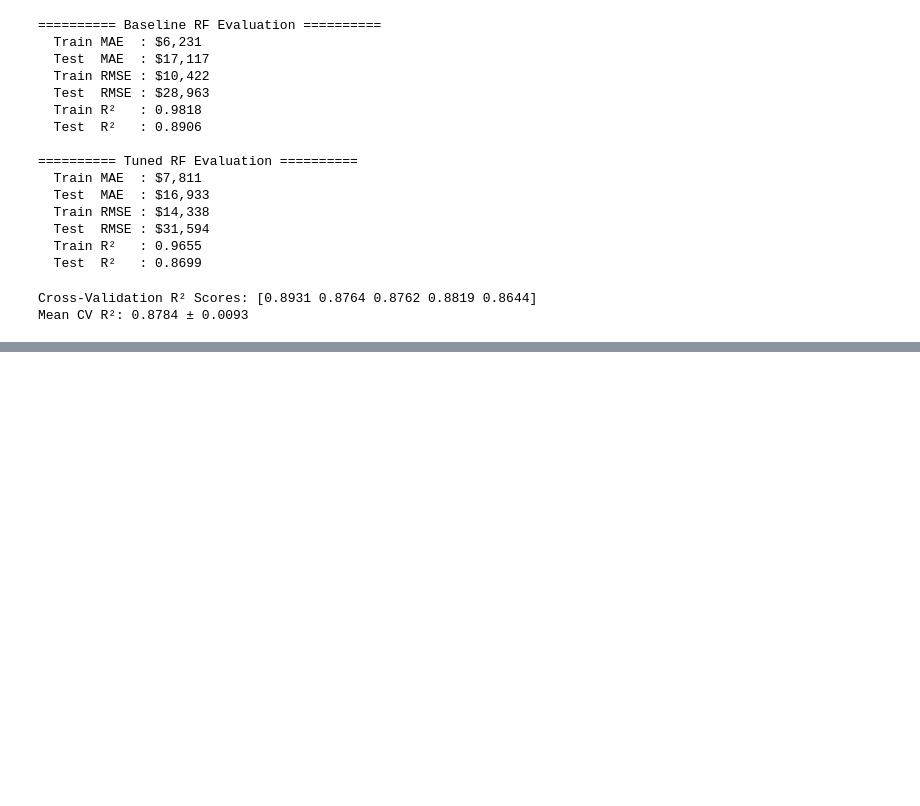
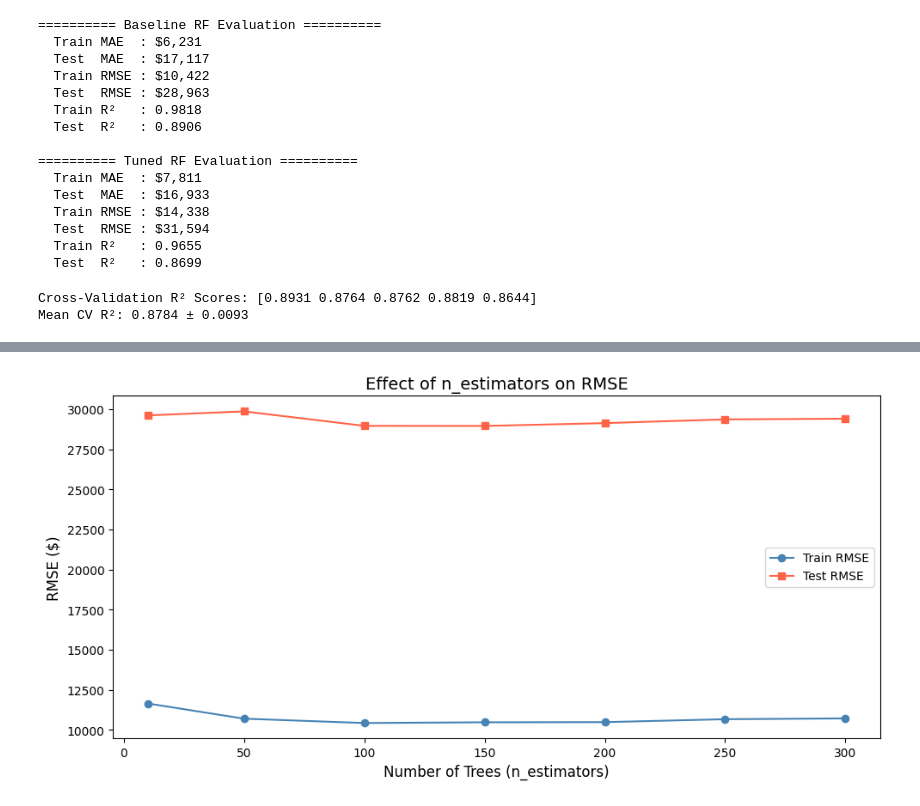
Before and after one commit to SandaminiI/House-Price-Prediction, a Jupyter notebook: notebooks/random_forest/random_forest_house_price.ipynb, the cells around one changed output, grey strips where cells are left out. Saved outputs shown, nothing was run; the diff lists cells and outputs as text; code cells hidden in the pictures; blank space fills up the shorter version.

```diff
--- a/notebooks/random_forest/random_forest_house_price.ipynb
+++ b/notebooks/random_forest/random_forest_house_price.ipynb
@@ -387,0 +459,30 @@ Mean CV R²: 0.8784 ± 0.0093
+# %%
+# -------------------------------------------------------
+# Plot 4: Effect of n_estimators on RMSE
+# -------------------------------------------------------
+n_estimators_range = [10, 50, 100, 150, 200, 250, 300]
+train_rmse_list = []
+test_rmse_list  = []
+
+for n in n_estimators_range:
+    rf_temp = RandomForestRegressor(n_estimators=n, random_state=42, n_jobs=-1)
+    rf_temp.fit(X_train, y_train)
+
+    train_pred = np.expm1(rf_temp.predict(X_train))
+    test_pred  = np.expm1(rf_temp.predict(X_test))
+
+    train_rmse_list.append(np.sqrt(mean_squared_error(np.expm1(y_train), train_pred)))
+    test_rmse_list.append(np.sqrt(mean_squared_error(np.expm1(y_test),  test_pred)))
+
+plt.figure(figsize=(10, 5))
+plt.plot(n_estimators_range, train_rmse_list, marker='o', label='Train RMSE', color='steelblue')
+plt.plot(n_estimators_range, test_rmse_list,  marker='s', label='Test RMSE',  color='tomato')
+plt.xlabel('Number of Trees (n_estimators)', fontsize=12)
+plt.ylabel('RMSE ($)', fontsize=12)
+plt.title('Effect of n_estimators on RMSE', fontsize=14)
+plt.legend()
+plt.tight_layout()
+plt.savefig('n_estimators_vs_rmse.png', dpi=150)
+plt.show()
+# %% [output]
+[figure, added]
```
Also changed, not shown: parts of 4 cells of this notebook, 4 other files.
